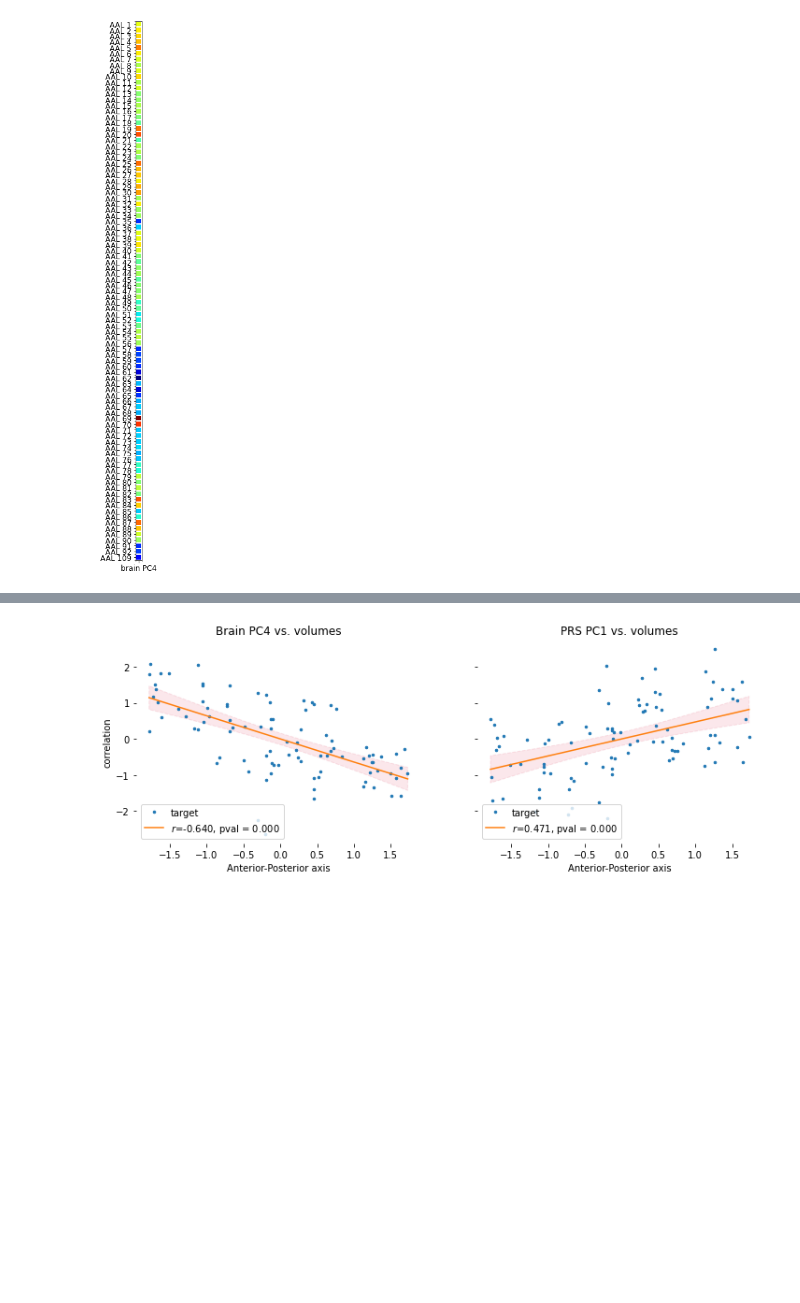
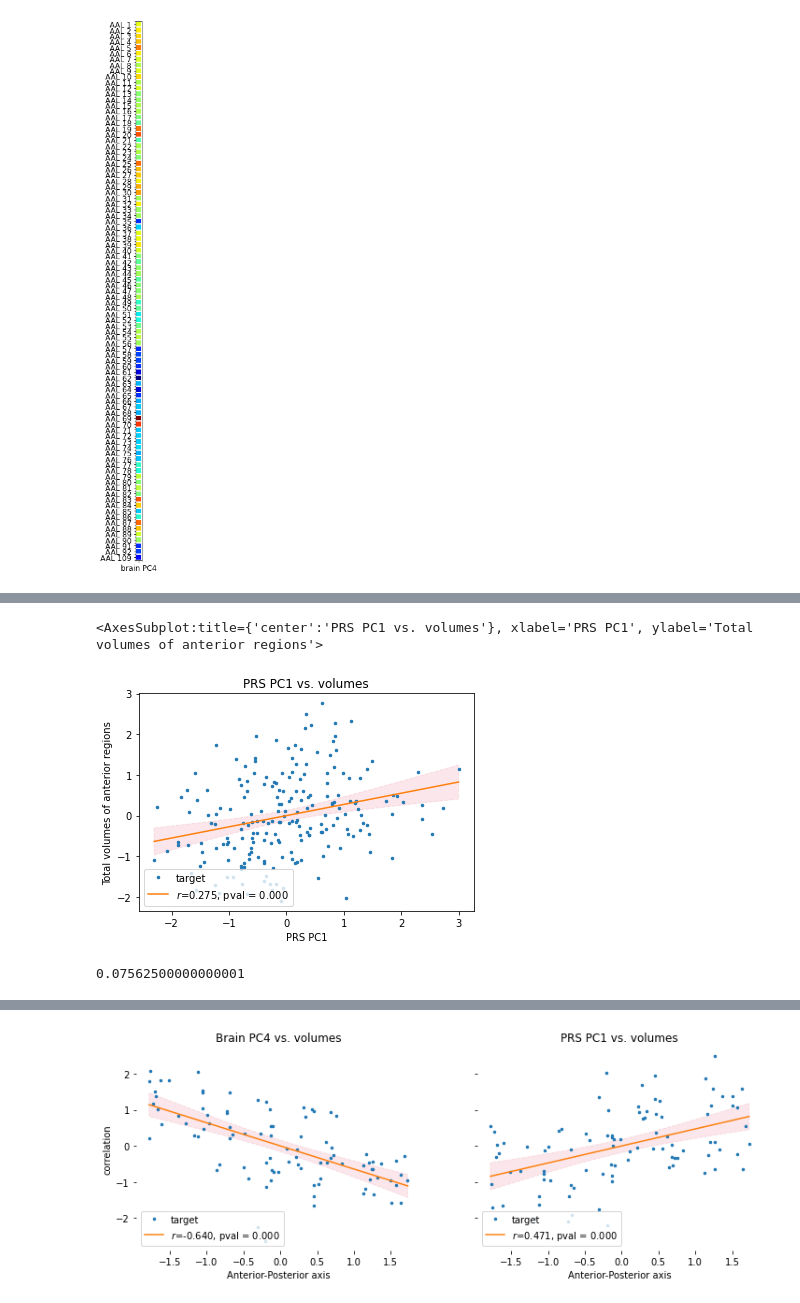
Before and after one commit to lehai-ml/dHCP_genetics, a Jupyter notebook: notebook_results/asd/2_1_ASD_dHCP_volumetric_dataset.ipynb, the cells around one changed output, grey strips where cells are left out. Cells and saved outputs as stored; diff of their text form; code cells hidden in the pictures; blank space fills up the shorter version.

```diff
--- a/notebook_results/asd/2_1_ASD_dHCP_volumetric_dataset.ipynb
+++ b/notebook_results/asd/2_1_ASD_dHCP_volumetric_dataset.ipynb
@@ -345,5 +348,5 @@ fig.savefig('./brain_plots.png')
 # %%
 ROIs_coord = visualisation.Brainmap.get_ROIs_coordinates('../../dataset/visualise/AAL/KANA0.53_in_extdhcp40wk.nii.gz')
 # %%
-scaler = StandardScaler()
-scaler.fit_transform(ROIs_coord.sort_values(by='Y'))
+standardized_ROIs_coord = ROIs_coord.copy()
+standardized_ROIs_coord[['X','Y','Z']] = StandardScaler().fit_transform(ROIs_coord[['X','Y','Z']])
@@ -367,0 +353,7 @@ array([[ 0.10482448,  1.09002828, -1.79189185, -0.70362688],
+# %%
+standardized_ROIs_coord[standardized_ROIs_coord['Y']<0]
+posterior_labels = standardized_ROIs_coord.loc[standardized_ROIs_coord['Y']<=0,'Label'].to_list()
+anterior_labels = standardized_ROIs_coord.loc[standardized_ROIs_coord['Y']>0,'Label'].to_list()
+# %%
+df['Anterior_volumes'] = df[[f'AAL {int(i)}' for i in anterior_labels if f'AAL {int(i)}' in df.columns]].sum(axis=1)
+df['Posterior_volumes'] = df[[f'AAL {int(i)}' for i in posterior_labels  if f'AAL {int(i)}' in df.columns]].sum(axis=1)
@@ -367,0 +377,24 @@ array([[ 0.10482448,  1.09002828, -1.79189185, -0.70362688],
+# %%
+model1,_ = data_exploration.MassUnivariate.mass_univariate(df,
+                                               cat_independentVar_cols=['Gender'],
+                                               cont_independentVar_cols=['PMA_vol','GA_vol',
+                                                                           '17 TOTAL BRAIN TISSUE VOLUME (mm3)'],
+                                               dependentVar_cols=['Brain_PC4'])
+model2,_ = data_exploration.MassUnivariate.mass_univariate(df,
+                                               cont_independentVar_cols=ancestry,
+                                               dependentVar_cols=['PRS_pca'])
+# %%
+visualisation.simple_plots.plot_Linear_Reg(y=model1.resid,
+                              x=model2.resid,
+                              data=df,
+                              markersize=5,legend_loc='inside',
+                             ylabel='Total volumes of anterior regions',
+                              xlabel='PRS PC1',
+                             title='PRS PC1 vs. volumes',scaling='both')
+# %% [output]
+<AxesSubplot:title={'center':'PRS PC1 vs. volumes'}, xlabel='PRS PC1', ylabel='Total volumes of anterior regions'>
+[figure, added]
+# %%
+0.275**2
+# %% [output]
+0.07562500000000001
```
Also changed, not shown: parts of 11 cells of this notebook.
